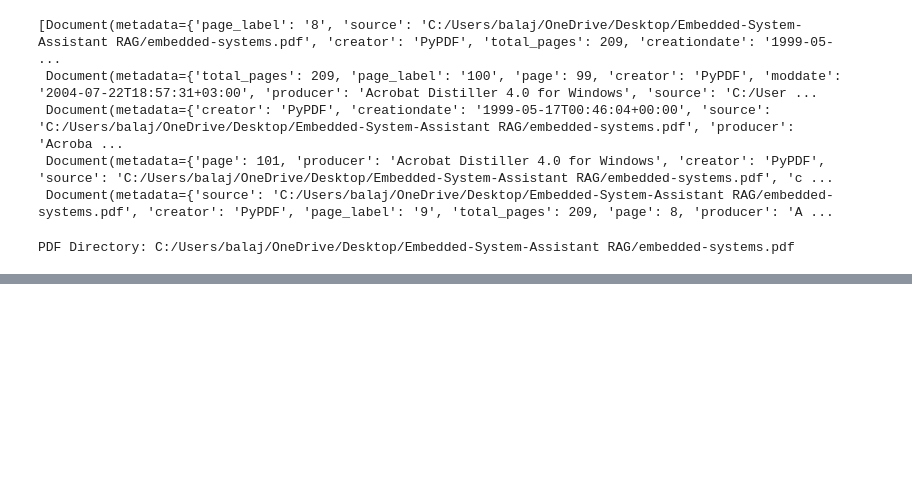
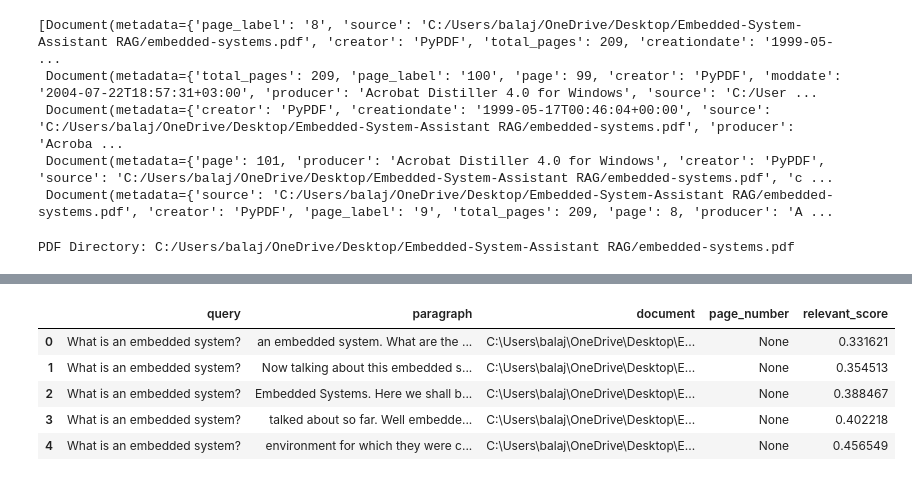
Before and after one commit to benjamin-12104/RAG-Embedded-System-Assistant, a Jupyter notebook: rag.ipynb, the cells around one changed output, grey strips where cells are left out. Drawn from its saved outputs; the diff is of its cells as text; code cells hidden in the pictures; blank space fills up the shorter version.

```diff
--- a/rag.ipynb
+++ b/rag.ipynb
@@ -213,0 +272,18 @@ PDF Directory: C:/Users/balaj/OneDrive/Desktop/Embedded-System-Assistant RAG/emb
+# %%
+docs = vectordb.similarity_search_with_score(question, k=5)
+# %%
+import pandas as pd
+
+_docs = pd. DataFrame(
+    [(question, doc[0].page_content, doc[0].metadata.get('source'), doc[0].metadata.get('page'), doc[1]) for doc in docs],
+    columns=['query', 'paragraph', 'document', 'page_number', 'relevant_score']
+    )
+# %%
+_docs
+# %% [output]
+|  | query | paragraph | document | page_number | relevant_score |
+| 0 | What is an embedded system? | an embedded system. What are the ... | C:\Users\balaj\OneDrive\Desktop\E... | None | 0.331621 |
+| 1 | What is an embedded system? | Now talking about this embedded s... | C:\Users\balaj\OneDrive\Desktop\E... | None | 0.354513 |
+| 2 | What is an embedded system? | Embedded Systems. Here we shall b... | C:\Users\balaj\OneDrive\Desktop\E... | None | 0.388467 |
+| 3 | What is an embedded system? | talked about so far. Well embedde... | C:\Users\balaj\OneDrive\Desktop\E... | None | 0.402218 |
+| 4 | What is an embedded system? | environment for which they were c... | C:\Users\balaj\OneDrive\Desktop\E... | None | 0.456549 |
```
Also changed, not shown: parts of 18 cells of this notebook.
